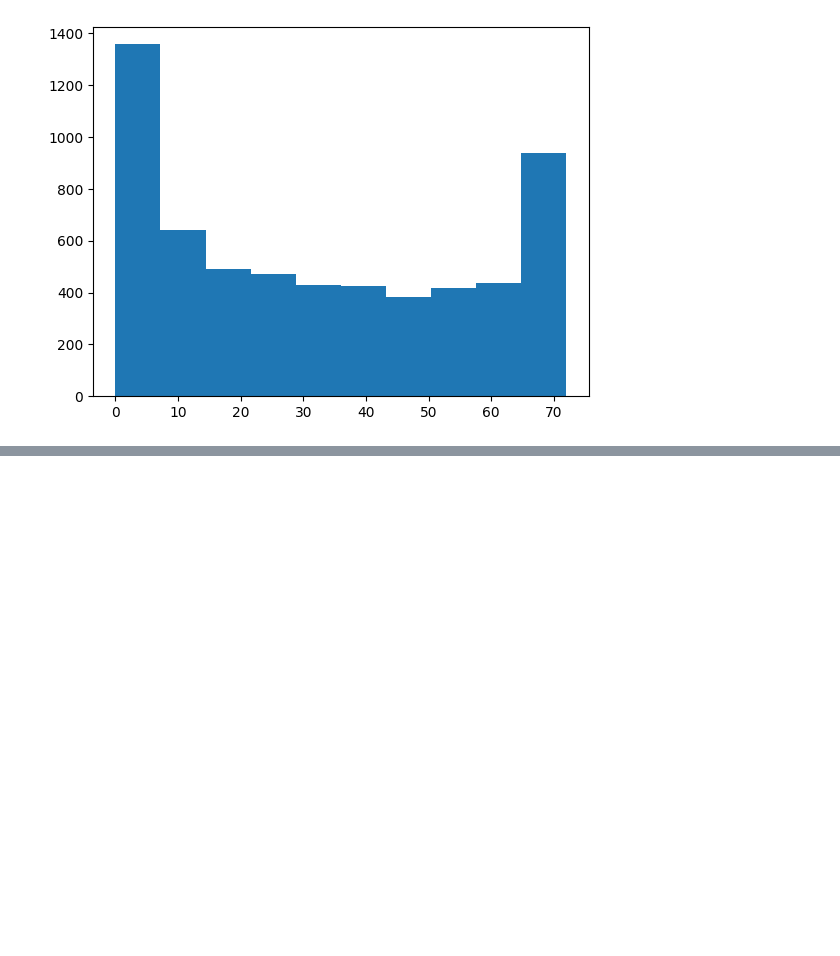
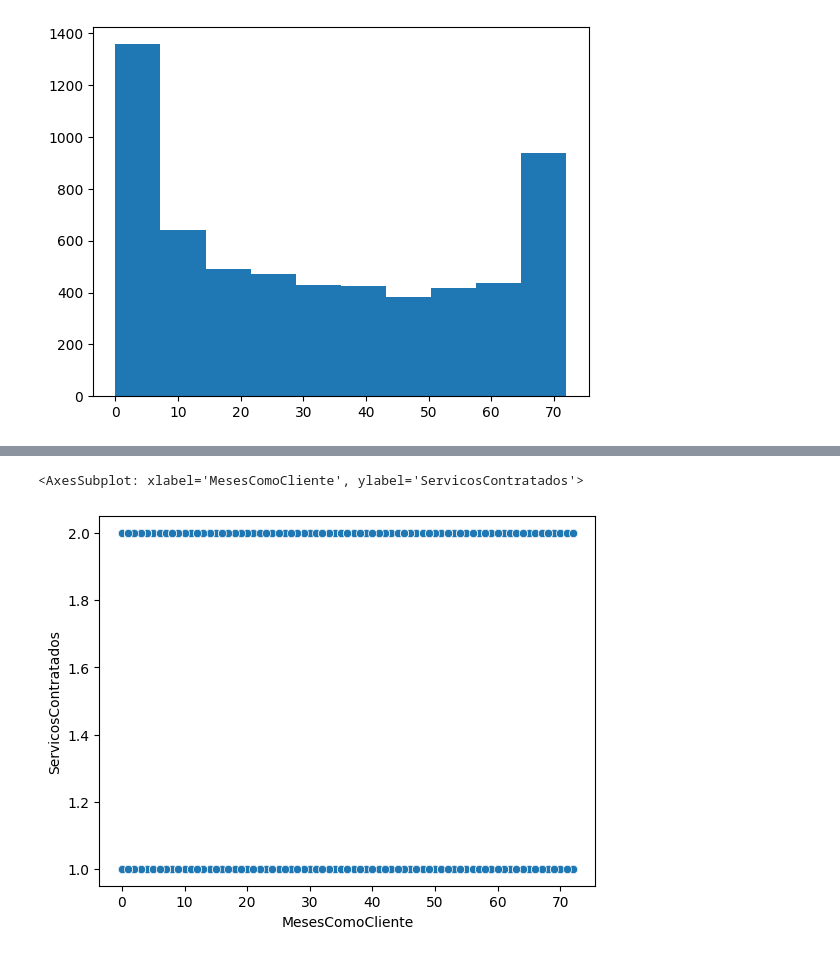
Before and after one commit to HodricVieira/Projeto-ICD-2022, a Jupyter notebook: Correlacao.ipynb, the cells around one changed output, grey strips where cells are left out. Cells and saved outputs as stored; diff of their text form; code cells hidden in the pictures; blank space fills up the shorter version.

```diff
--- a/Correlacao.ipynb
+++ b/Correlacao.ipynb
@@ -126,0 +203,3 @@ sns.scatterplot(x=data_corr["Codigo"], y=data_corr["Dependentes"], hue=data_corr
+# %%
+dataservico['ServicosContratados'] = servicosContratados
+dataservico
@@ -126,0 +225,5 @@ sns.scatterplot(x=data_corr["Codigo"], y=data_corr["Dependentes"], hue=data_corr
+# %%
+sns.scatterplot(x=dataservico["MesesComoCliente"], y=dataservico["ServicosContratados"])
+# %% [output]
+<AxesSubplot: xlabel='MesesComoCliente', ylabel='ServicosContratados'>
+[figure, added]
```
Also changed, not shown: parts of 6 cells of this notebook.
